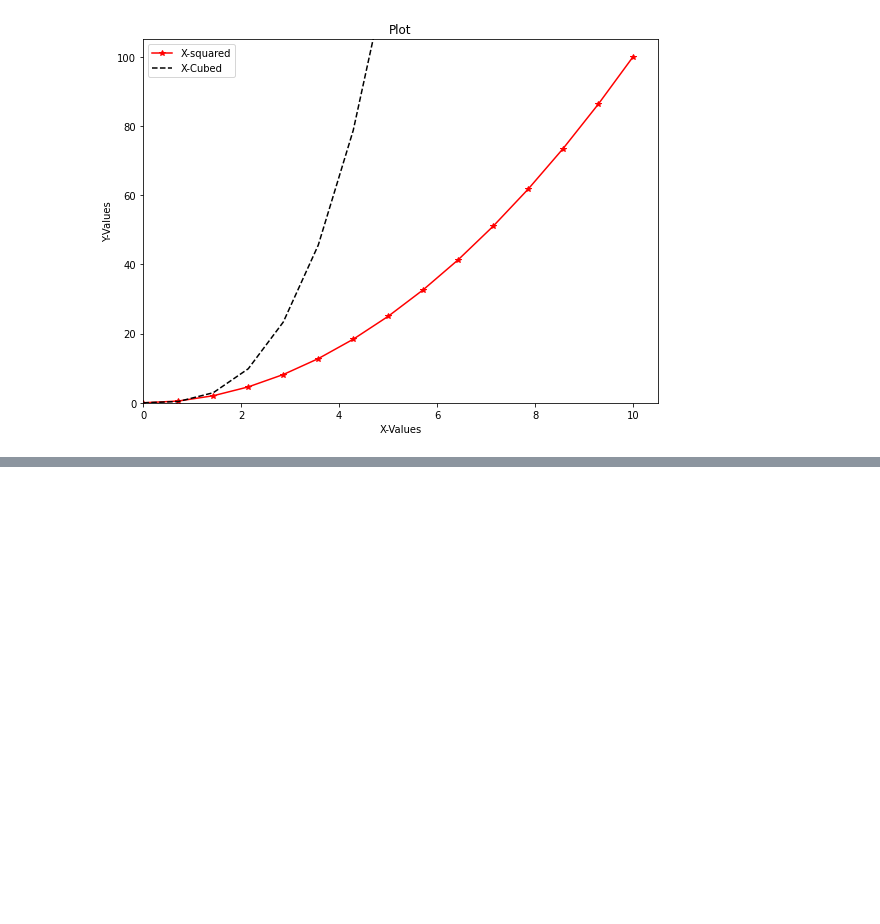
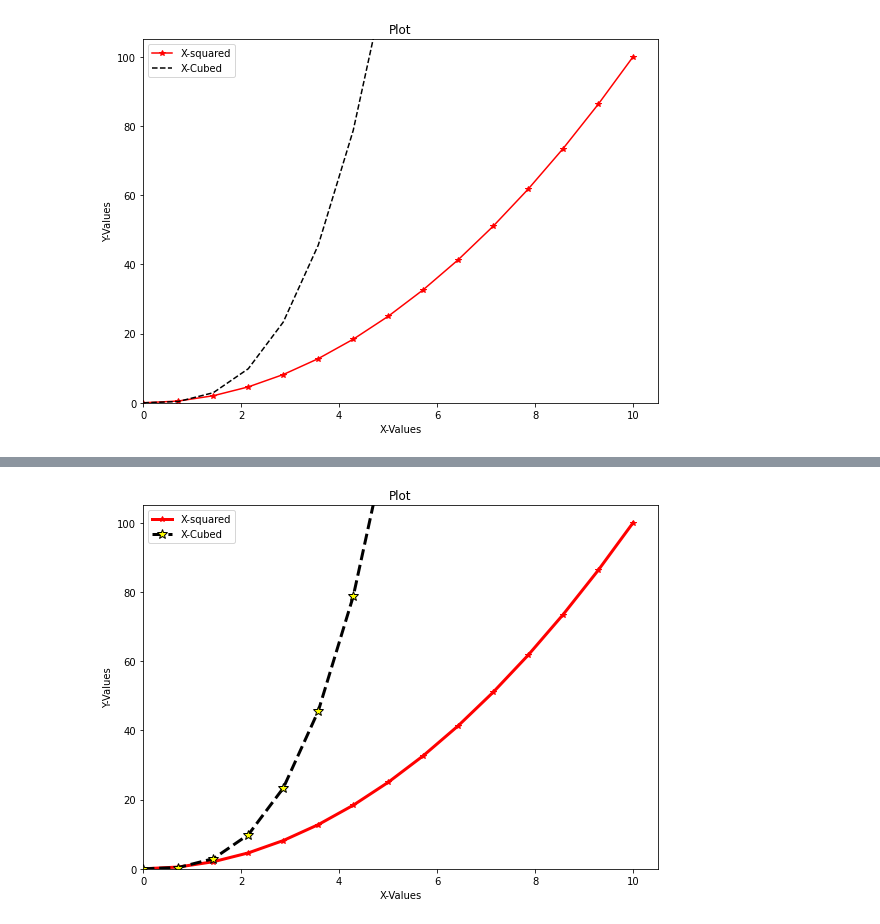
Before and after one commit to GKPSingh/M4D16, a Jupyter notebook: Learning Matplotlib.ipynb, the cells around one changed output, grey strips where cells are left out. Saved outputs shown, nothing was run; the diff lists cells and outputs as text; code cells hidden in the pictures; blank space fills up the shorter version.

```diff
--- a/Learning Matplotlib.ipynb
+++ b/Learning Matplotlib.ipynb
@@ -120,0 +145,12 @@ plt.tight_layout();
+# %%
+fig,ax = plt.subplots(figsize = (8,6))
+ax.plot(x,x**2, 'r-*', label = 'X-squared', linewidth = 3)
+ax.set(xlim = 0, ylim=0)
+ax.plot(x,x**3,'k--', label = 'X-Cubed', linewidth = 3,marker = '*', markersize = 10, markerfacecolor = 'yellow')
+ax.set(xlim = 0, ylim=0)
+ax.set(Title ='Plot', xlabel = 'X-Values', ylabel = 'Y-Values');
+ax.set(Title ='Plot', xlabel = 'X-Values', ylabel = 'Y-Values');
+leg = ax.legend(loc=0, frameon=True)
+plt.tight_layout();
+# %% [output]
+[figure, added]
```
Also changed, not shown: parts of 2 cells of this notebook.
